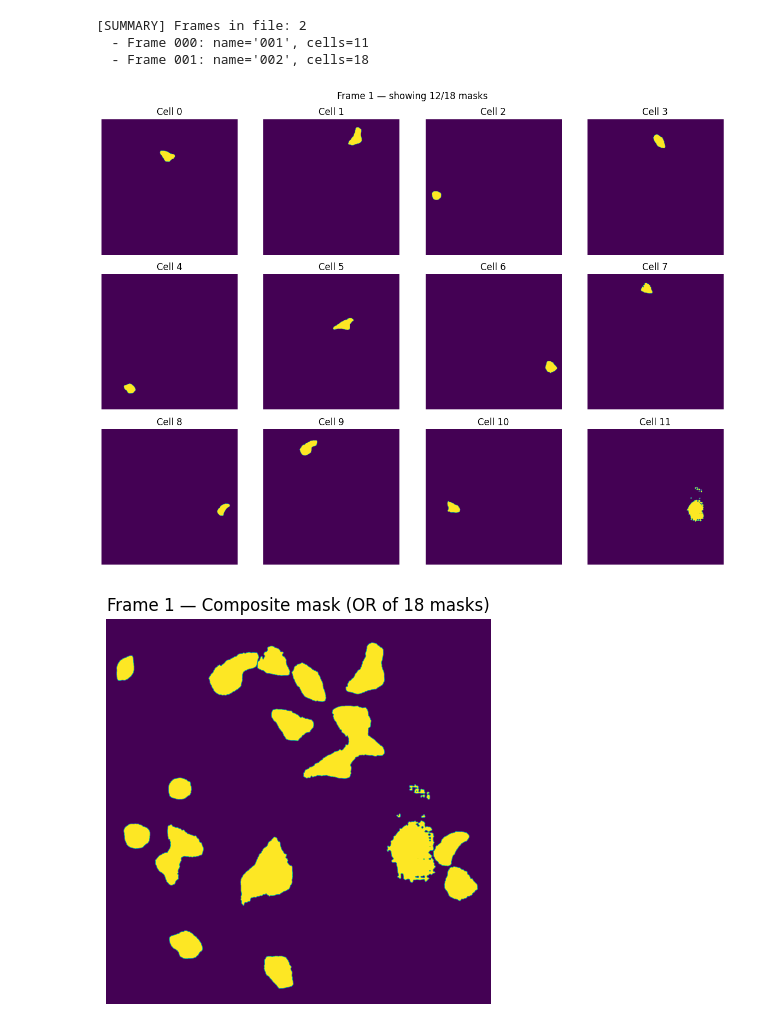
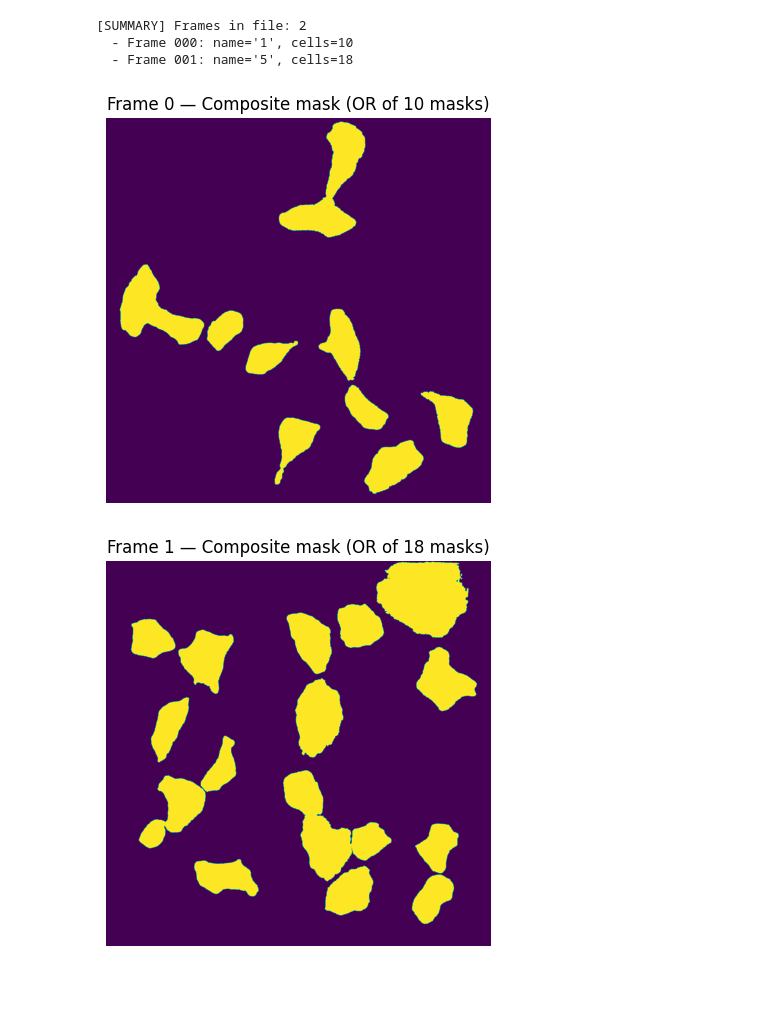
Before and after one commit to UCI-Ding-Lab/FISH-ML, a Jupyter notebook: testing_export.ipynb, the cells around one changed output. Drawn from its saved outputs; the diff is of its cells as text; code cells hidden in the pictures; blank space fills up the shorter version.

Commit message:
works for kayleighs

```diff
--- a/testing_export.ipynb
+++ b/testing_export.ipynb
@@ -6,10 +6,9 @@ import scipy.io
 import pathlib
 import matplotlib.pyplot as plt
 
-
 # ---------- Configure this ----------
 # 1) Put the absolute path to your exported MAT file here:
-MAT_PATH = pathlib.Path(r"C:\Users\tkpp2\Documents\FISH-ML\FISH-ML\assets\vadym_stacked_testing_2\testvad1.mat")   # <-- EDIT ME
+MAT_PATH = pathlib.Path(r"C:\Users\tkpp2\Documents\FISH-ML\FISH-ML\assets\kayleigh\testingkayleighmat.mat")   # <-- EDIT ME
 # ------------------------------------
 
 
@@ -125,40 +124,38 @@ def show_frame_masks(tracked, i: int, max_cells: int = 9):
 
 def show_composite_mask(tracked, i: int):
     """
     Visualize a single composite mask for frame i (logical OR across all cells).
     """
     n_cells = get_num_cells(tracked, i)
     if n_cells == 0:
         print(f"[INFO] Frame {i} has no cells/masks.")
         return
 
     comp = None
     for j in range(n_cells):
         m = get_cell_mask(tracked, i, j).astype(bool)
         comp = m if comp is None else (comp | m)
 
     comp = comp.astype(np.uint8)
 
     plt.figure(figsize=(5, 5))
     plt.title(f"Frame {i} — Composite mask (OR of {n_cells} masks)")
     plt.imshow(comp)
     plt.axis("off")
     plt.show()
 
 
-
-# ---- Run a quick summary (edit MAT_PATH above) ----
+# ---- Run a quick summary and show composite masks for all frames ----
 try:
     tracked = summarize_mat(MAT_PATH)
-    # Example visualizations (edit the frame index as needed):
-    if get_num_frames(tracked) > 0:
-        show_frame_masks(tracked, i=1, max_cells=12)
-        show_composite_mask(tracked, i=1)
+    n_frames = get_num_frames(tracked)
+    for i in range(n_frames):
+        show_composite_mask(tracked, i)
 except Exception as e:
     print("ERROR:", e)
 # %% [output]
 [SUMMARY] Frames in file: 2
-  - Frame 000: name='001', cells=11
-  - Frame 001: name='002', cells=18
+  - Frame 000: name='1', cells=10
+  - Frame 001: name='5', cells=18
-[figure, old version]
+[figure, new version]
-[figure, old version]
+[figure, new version]
```
Also changed, not shown: 4 other files.
